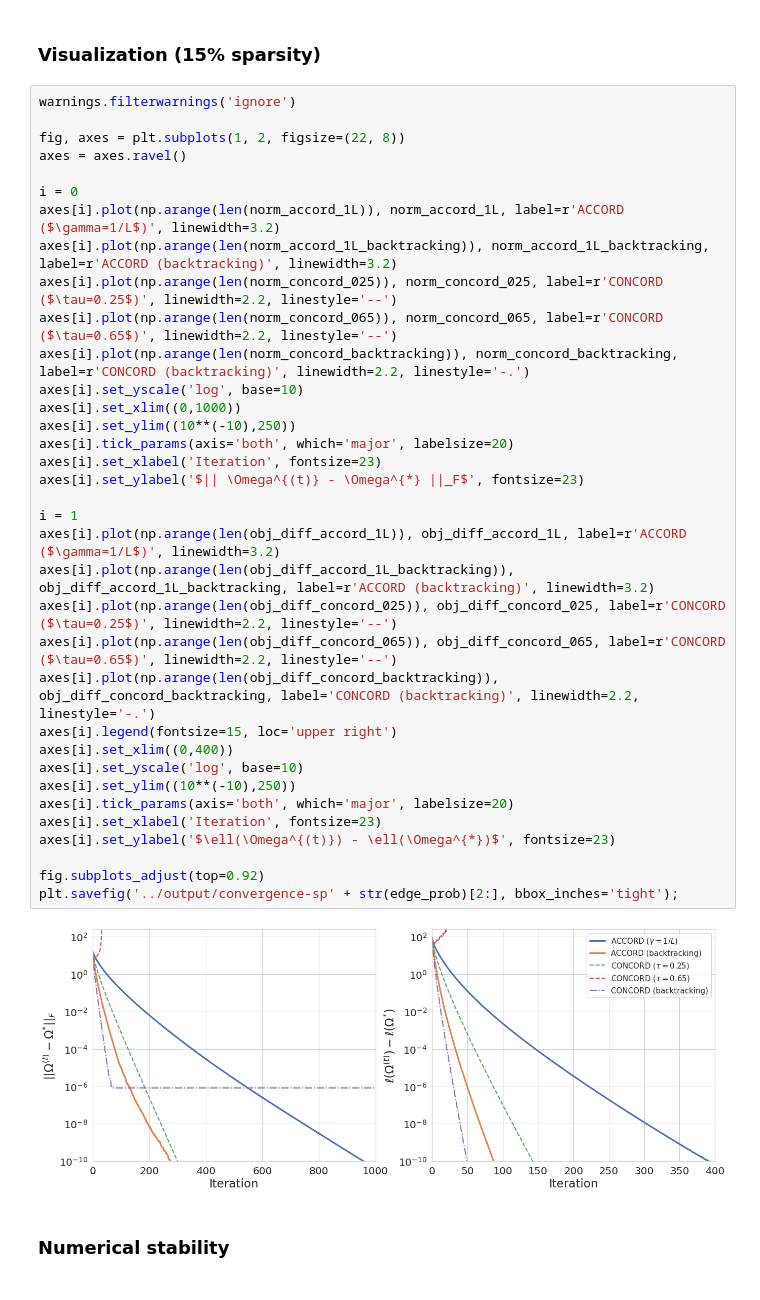
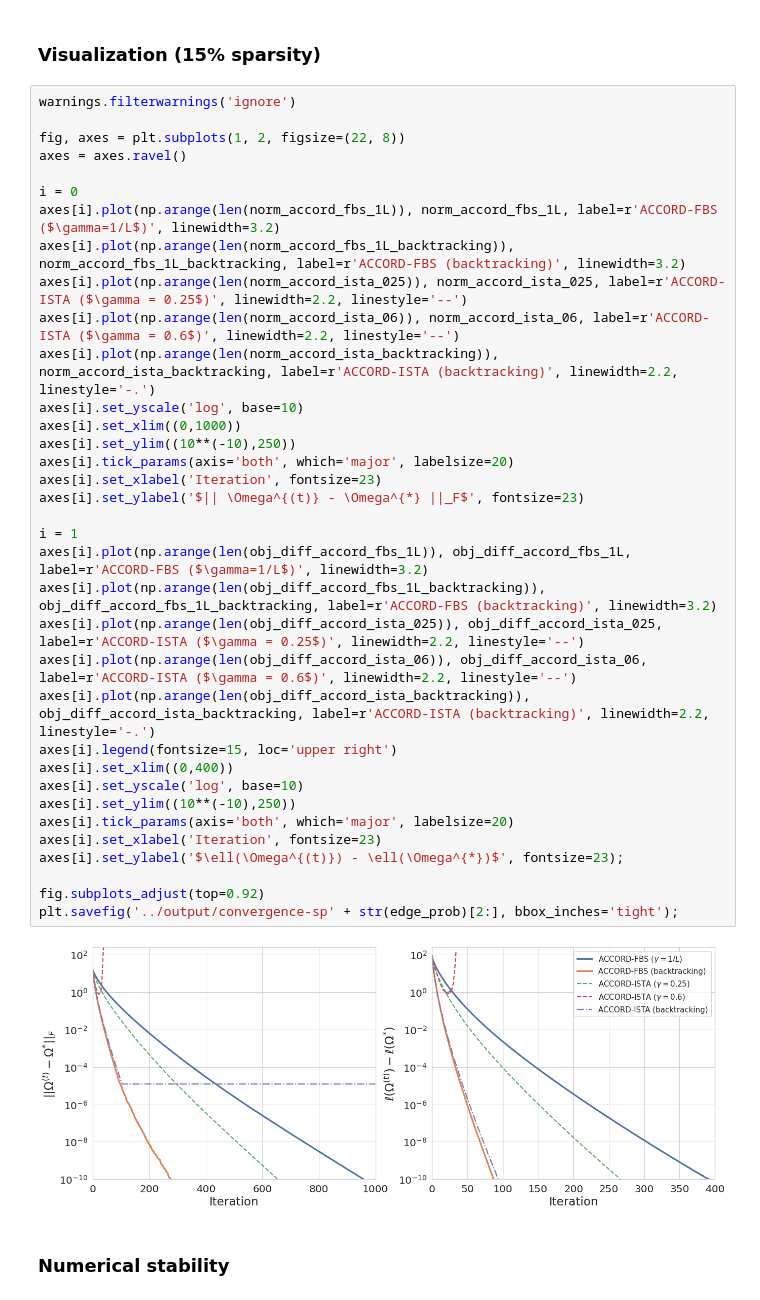
Before and after one commit to jinacfunderburk/accord-reproducibility-testing, a Jupyter notebook: simulation-convergence/simulation-convergence.ipynb, the cells around one changed output. Cells and saved outputs as stored; diff of their text form.

```diff
--- a/simulation-convergence/simulation-convergence.ipynb
+++ b/simulation-convergence/simulation-convergence.ipynb
@@ -245,40 +225,40 @@ plt.savefig('../output/convergence-sp' + str(edge_prob)[3:], bbox_inches='tight'
 # %%
 warnings.filterwarnings('ignore')
 
 fig, axes = plt.subplots(1, 2, figsize=(22, 8))
 axes = axes.ravel()
 
 i = 0
-axes[i].plot(np.arange(len(norm_accord_1L)), norm_accord_1L, label=r'ACCORD ($\gamma=1/L$)', linewidth=3.2)
-axes[i].plot(np.arange(len(norm_accord_1L_backtracking)), norm_accord_1L_backtracking, label=r'ACCORD (backtracking)', linewidth=3.2)
-axes[i].plot(np.arange(len(norm_concord_025)), norm_concord_025, label=r'CONCORD ($\tau=0.25$)', linewidth=2.2, linestyle='--')
-axes[i].plot(np.arange(len(norm_concord_065)), norm_concord_065, label=r'CONCORD ($\tau=0.65$)', linewidth=2.2, linestyle='--')
-axes[i].plot(np.arange(len(norm_concord_backtracking)), norm_concord_backtracking, label=r'CONCORD (backtracking)', linewidth=2.2, linestyle='-.')
+axes[i].plot(np.arange(len(norm_accord_fbs_1L)), norm_accord_fbs_1L, label=r'ACCORD-FBS ($\gamma=1/L$)', linewidth=3.2)
+axes[i].plot(np.arange(len(norm_accord_fbs_1L_backtracking)), norm_accord_fbs_1L_backtracking, label=r'ACCORD-FBS (backtracking)', linewidth=3.2)
+axes[i].plot(np.arange(len(norm_accord_ista_025)), norm_accord_ista_025, label=r'ACCORD-ISTA ($\gamma = 0.25$)', linewidth=2.2, linestyle='--')
+axes[i].plot(np.arange(len(norm_accord_ista_06)), norm_accord_ista_06, label=r'ACCORD-ISTA ($\gamma = 0.6$)', linewidth=2.2, linestyle='--')
+axes[i].plot(np.arange(len(norm_accord_ista_backtracking)), norm_accord_ista_backtracking, label=r'ACCORD-ISTA (backtracking)', linewidth=2.2, linestyle='-.')
 axes[i].set_yscale('log', base=10)
 axes[i].set_xlim((0,1000))
 axes[i].set_ylim((10**(-10),250))
 axes[i].tick_params(axis='both', which='major', labelsize=20)
 axes[i].set_xlabel('Iteration', fontsize=23)
 axes[i].set_ylabel('$|| \Omega^{(t)} - \Omega^{*} ||_F$', fontsize=23)
 
 i = 1
-axes[i].plot(np.arange(len(obj_diff_accord_1L)), obj_diff_accord_1L, label=r'ACCORD ($\gamma=1/L$)', linewidth=3.2)
-axes[i].plot(np.arange(len(obj_diff_accord_1L_backtracking)), obj_diff_accord_1L_backtracking, label=r'ACCORD (backtracking)', linewidth=3.2)
-axes[i].plot(np.arange(len(obj_diff_concord_025)), obj_diff_concord_025, label=r'CONCORD ($\tau=0.25$)', linewidth=2.2, linestyle='--')
-axes[i].plot(np.arange(len(obj_diff_concord_065)), obj_diff_concord_065, label=r'CONCORD ($\tau=0.65$)', linewidth=2.2, linestyle='--')
-axes[i].plot(np.arange(len(obj_diff_concord_backtracking)), obj_diff_concord_backtracking, label='CONCORD (backtracking)', linewidth=2.2, linestyle='-.')
+axes[i].plot(np.arange(len(obj_diff_accord_fbs_1L)), obj_diff_accord_fbs_1L, label=r'ACCORD-FBS ($\gamma=1/L$)', linewidth=3.2)
+axes[i].plot(np.arange(len(obj_diff_accord_fbs_1L_backtracking)), obj_diff_accord_fbs_1L_backtracking, label=r'ACCORD-FBS (backtracking)', linewidth=3.2)
+axes[i].plot(np.arange(len(obj_diff_accord_ista_025)), obj_diff_accord_ista_025, label=r'ACCORD-ISTA ($\gamma = 0.25$)', linewidth=2.2, linestyle='--')
+axes[i].plot(np.arange(len(obj_diff_accord_ista_06)), obj_diff_accord_ista_06, label=r'ACCORD-ISTA ($\gamma = 0.6$)', linewidth=2.2, linestyle='--')
+axes[i].plot(np.arange(len(obj_diff_accord_ista_backtracking)), obj_diff_accord_ista_backtracking, label=r'ACCORD-ISTA (backtracking)', linewidth=2.2, linestyle='-.')
 axes[i].legend(fontsize=15, loc='upper right')
 axes[i].set_xlim((0,400))
 axes[i].set_yscale('log', base=10)
 axes[i].set_ylim((10**(-10),250))
 axes[i].tick_params(axis='both', which='major', labelsize=20)
 axes[i].set_xlabel('Iteration', fontsize=23)
-axes[i].set_ylabel('$\ell(\Omega^{(t)}) - \ell(\Omega^{*})$', fontsize=23)
+axes[i].set_ylabel('$\ell(\Omega^{(t)}) - \ell(\Omega^{*})$', fontsize=23);
 
 fig.subplots_adjust(top=0.92)
 plt.savefig('../output/convergence-sp' + str(edge_prob)[2:], bbox_inches='tight');
 # %% [output]
-[figure, old version]
+[figure, new version]
 # %% [markdown]
 ### Numerical stability
 # %%
```
Also changed, not shown: parts of 16 cells of this notebook, 42 other files.
